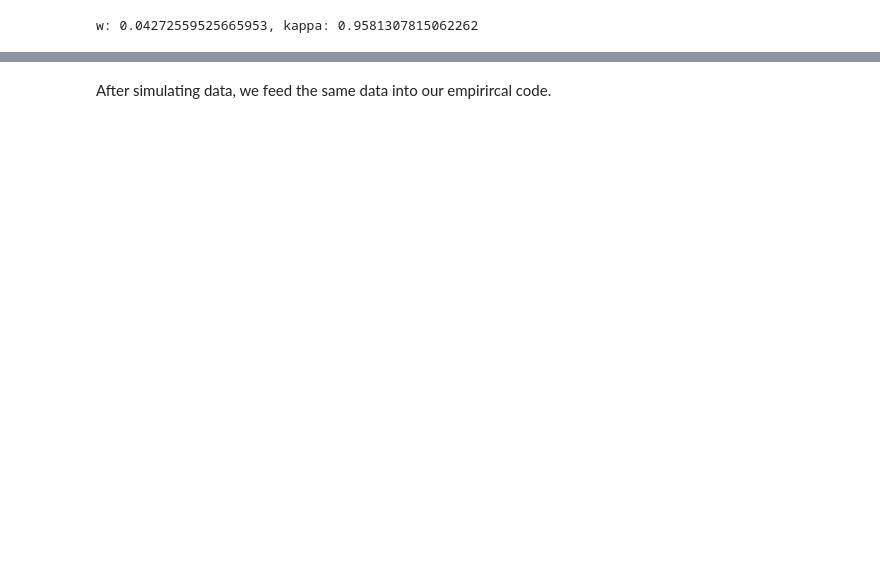
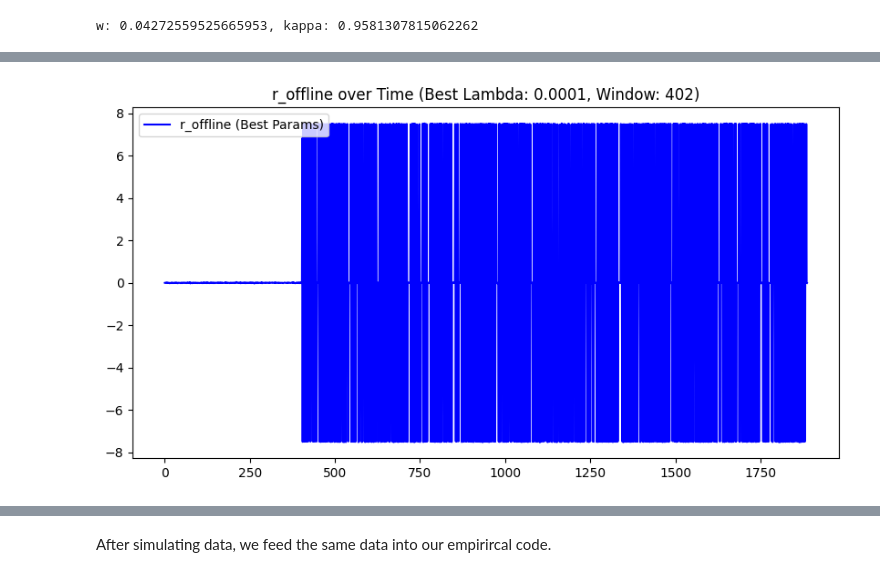
Before and after one commit to TommasoDF/Lasso_paper, a Jupyter notebook: Theory/simulate_with_topics_v2.ipynb, the cells around one changed output, grey strips where cells are left out. Drawn from its saved outputs; the diff is of its cells as text; code cells hidden in the pictures; blank space fills up the shorter version.

Commit message:
start work

```diff
--- a/Theory/simulate_with_topics_v2.ipynb
+++ b/Theory/simulate_with_topics_v2.ipynb
@@ -232,0 +257,84 @@ Text(0.5, 1.0, 'r_offline over Time ')
+# %%
+import optuna
+import numpy as np
+import matplotlib.pyplot as plt
+
+# --- Ensure your global variables/data are loaded here ---
+# e.g., topics, sigma, kappa, w, predictions = load_data()
+
+def objective(trial):
+    # 1. Define the search space for your hyperparameters
+    # log=True is usually recommended for lambda/penalty parameters
+    lambda_lasso = trial.suggest_float("lambda_lasso", 1e-5, 1.0, log=True)
+
+    # Adjust the range (min, max) based on your dataset's size
+    rolling_window_size = trial.suggest_int("rolling_window_size", 50, 500)
+
+    # 2. Run the offline model
+    beta_offline, r_offline, n_active = multivariate_CGL_offline_lasso(
+        topics,
+        sigma,
+        kappa,
+        w,
+        rolling_window_size=rolling_window_size,
+        lambda_lasso=lambda_lasso,
+        correct_with_tanh=True,
+        random_number=42,
+        standardize=True
+    )
+
+    # 3. Enforce the n_active constraint
+    if n_active <= 0:
+        # Prune (discard) this trial immediately to save time
+        raise optuna.TrialPruned()
+
+    # 4. Estimate kappa
+    # Note: Ensure 'predictions' is accessible in this scope
+    kappa_est, int_est, r2 = estimate_kappa_nls(
+        predictions,
+        r_offline,
+        w=w,
+        correct_with_tanh=True
+    )
+
+    # 5. Define the metric to minimize (absolute error)
+    error = abs(kappa - kappa_est)
+
+    return error
+
+# --- Set up and run the study ---
+print("Starting Optuna optimization...")
+
+# We want to minimize the error difference
+study = optuna.create_study(direction="minimize")
+
+# Run the optimization (adjust n_trials to your time constraints)
+study.optimize(objective, n_trials=100)
+
+# --- Output the best results ---
+print("\n--- Optimization Finished ---")
+print("Best Trial:")
+best_trial = study.best_trial
+print(f"  Error (Diff from True Kappa): {best_trial.value:.4f}")
+print("  Best Parameters:")
+for key, value in best_trial.params.items():
+    print(f"    {key}: {value}")
+
+# --- Optional: Run one final time with the best parameters to plot ---
+best_lambda = best_trial.params['lambda_lasso']
+best_window = best_trial.params['rolling_window_size']
+
+_, best_r_offline, best_n_active = multivariate_CGL_offline_lasso(
+    topics, sigma, kappa, w,
+    rolling_window_size=best_window,
+    lambda_lasso=best_lambda,
+    correct_with_tanh=True,
+    random_number=42, standardize=True
+)
+
+plt.figure(figsize=(10, 5))
+plt.plot(best_r_offline, label='r_offline (Best Params)', color='blue')
+plt.title(f'r_offline over Time (Best Lambda: {best_lambda:.4f}, Window: {best_window})')
+plt.legend()
+plt.show()
+# %% [output]
@@ -233,3 +366,4 @@ Text(0.5, 1.0, 'r_offline over Time ')
+[figure, added]
 # %%
 import warnings
 from sklearn.exceptions import ConvergenceWarning
```
Also changed, not shown: parts of 16 cells of this notebook.
